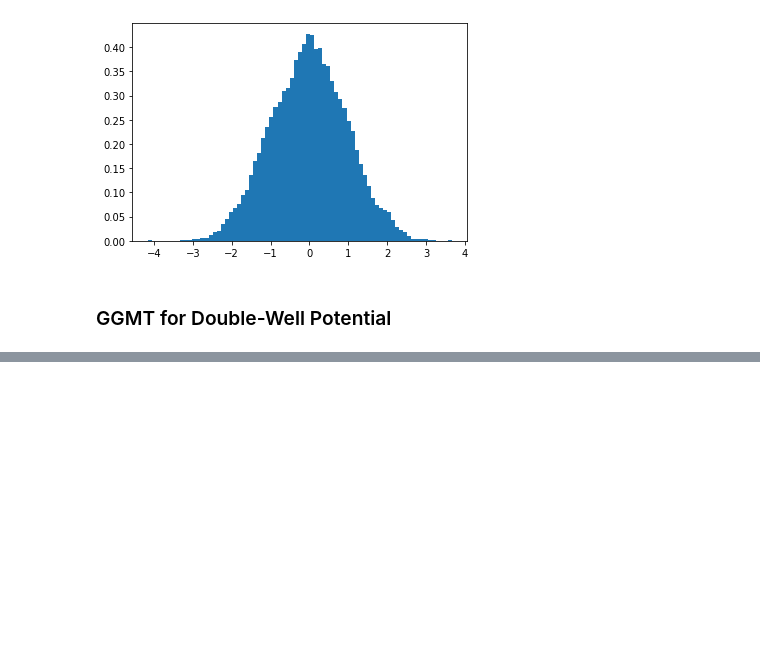
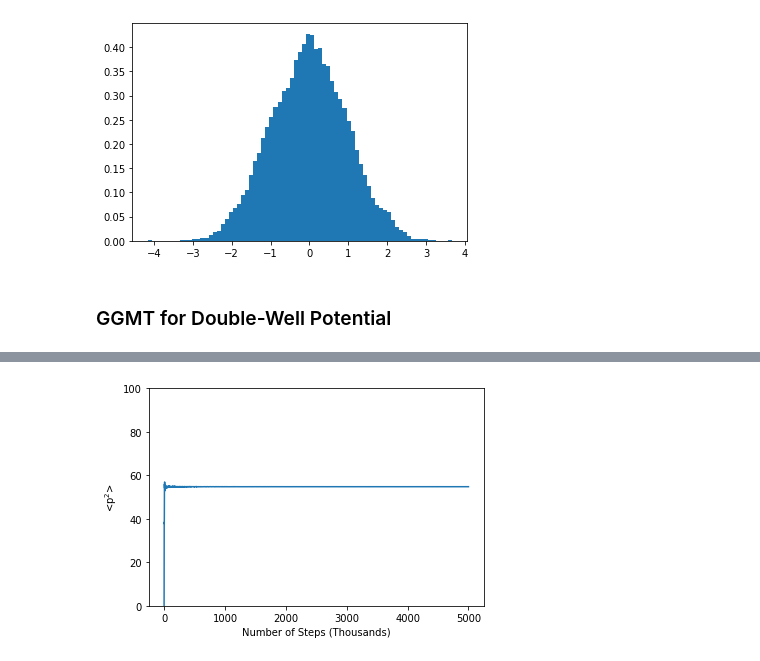
Before and after one commit to thomasegg3/enhanced_sampling_practice, a Jupyter notebook: toy_problem.ipynb, the cells around one changed output, grey strips where cells are left out. Cells and saved outputs as stored; diff of their text form; code cells hidden in the pictures; blank space fills up the shorter version.

```diff
--- a/toy_problem.ipynb
+++ b/toy_problem.ipynb
@@ -821,0 +823,15 @@ plt.plot(steps, coords)
+# %%
+# Momentum second central moment over time
+p_var = [0]
+for i in range(1, 5000):
+
+    # Append moment
+    p_var.append(np.std(momenta[:(i * 1000)]))
+
+plt.plot(np.linspace(0, 5000, 5000), p_var)
+plt.xlabel('Number of Steps (Thousands)')
+plt.ylabel('<p$^2$>')
+plt.ylim([0,100])
+plt.show()
+# %% [output]
+[figure, added]
```
Also changed, not shown: parts of 8 cells of this notebook.
